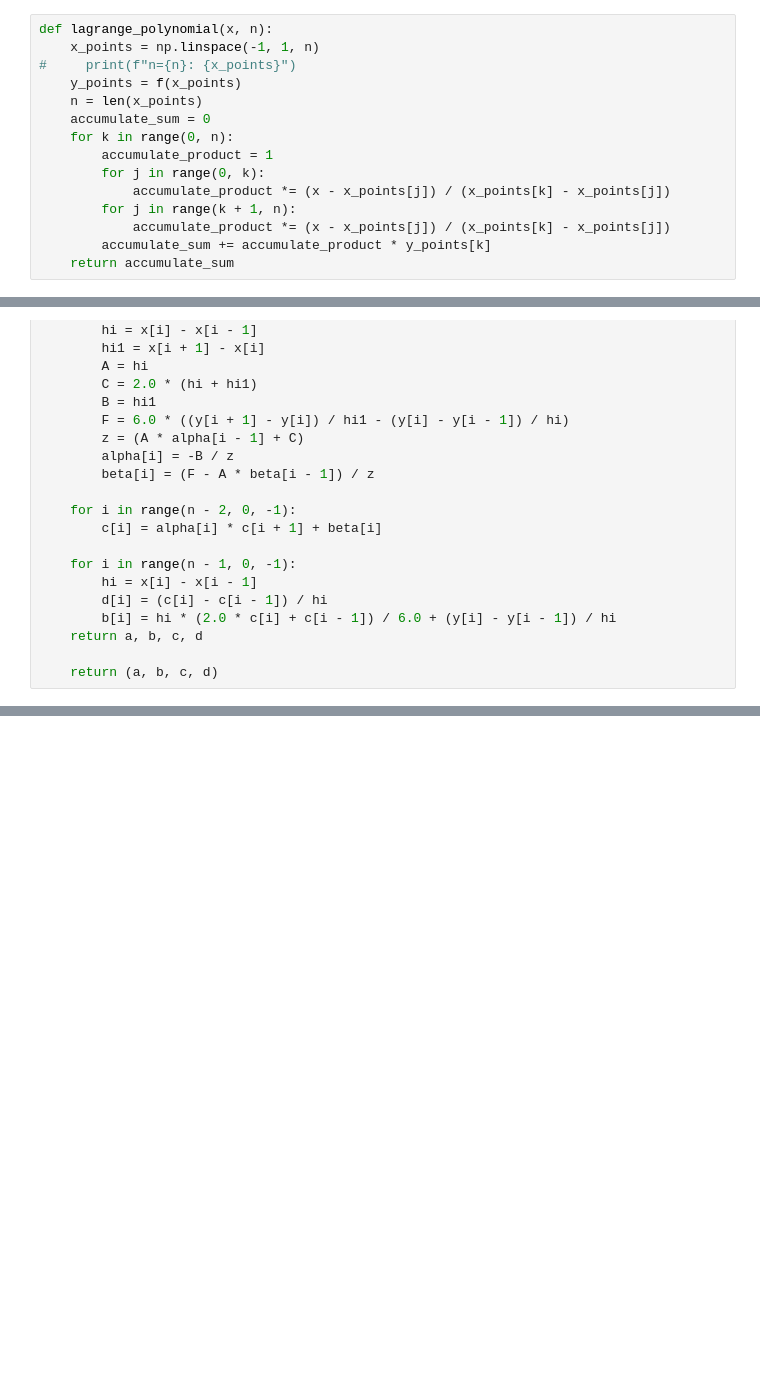
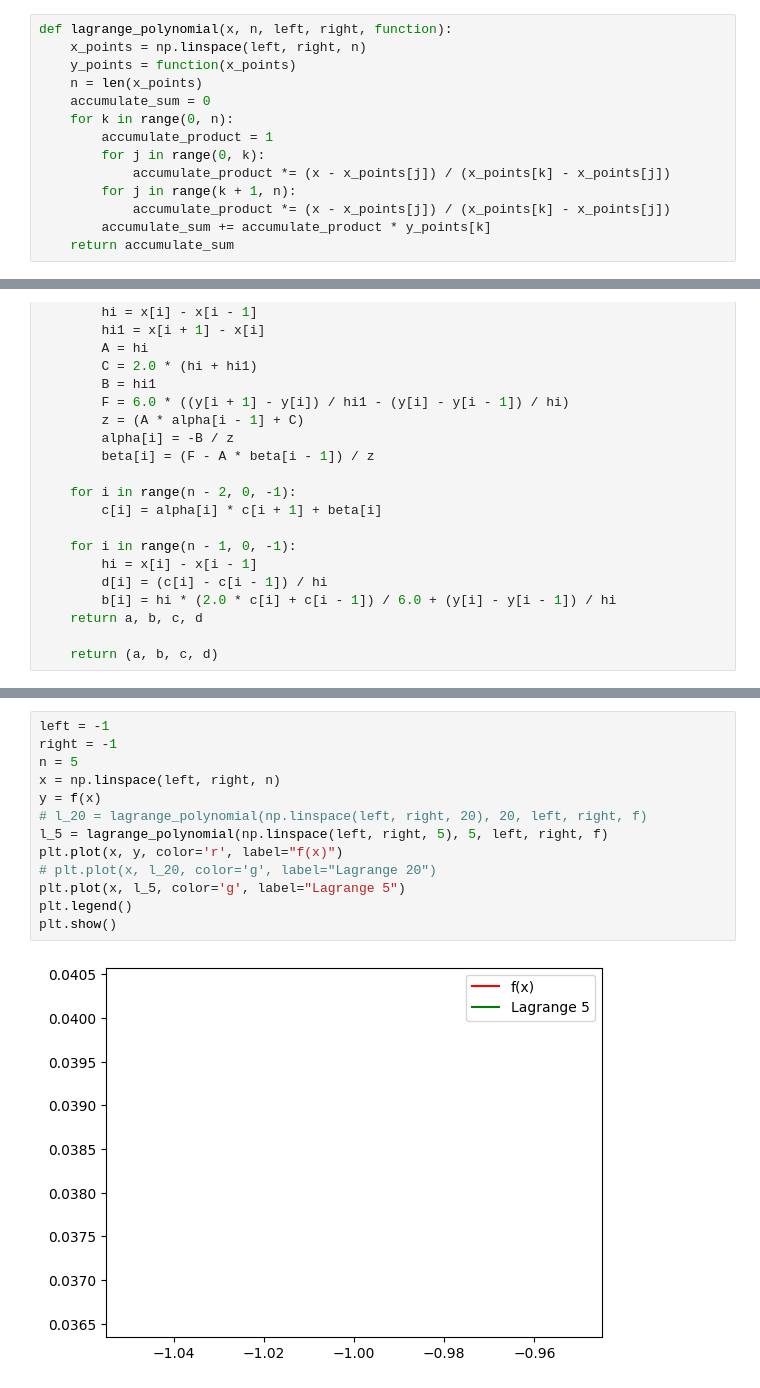
Before and after one commit to confect1on/IterationMethods, a Jupyter notebook: interpolation.ipynb, the cells around one changed output, grey strips where cells are left out. Cells and saved outputs as stored; diff of their text form; blank space fills up the shorter version.

```diff
--- a/interpolation.ipynb
+++ b/interpolation.ipynb
@@ -5,10 +5,9 @@ import matplotlib.pyplot as plt
 
 from non_linear_equations import draw_function
 # %%
-def lagrange_polynomial(x, n):
-    x_points = np.linspace(-1, 1, n)
-#     print(f"n={n}: {x_points}")
-    y_points = f(x_points)
+def lagrange_polynomial(x, n, left, right, function):
+    x_points = np.linspace(left, right, n)
+    y_points = function(x_points)
     n = len(x_points)
     accumulate_sum = 0
     for k in range(0, n):
@@ -125,0 +158,15 @@ print(c)
+# %%
+left = -1
+right = -1
+n = 5
+x = np.linspace(left, right, n)
+y = f(x)
+# l_20 = lagrange_polynomial(np.linspace(left, right, 20), 20, left, right, f)
+l_5 = lagrange_polynomial(np.linspace(left, right, 5), 5, left, right, f)
+plt.plot(x, y, color='r', label="f(x)")
+# plt.plot(x, l_20, color='g', label="Lagrange 20")
+plt.plot(x, l_5, color='g', label="Lagrange 5")
+plt.legend()
+plt.show()
+# %% [output]
+[figure, added]
```
Also changed, not shown: parts of 5 cells of this notebook.
